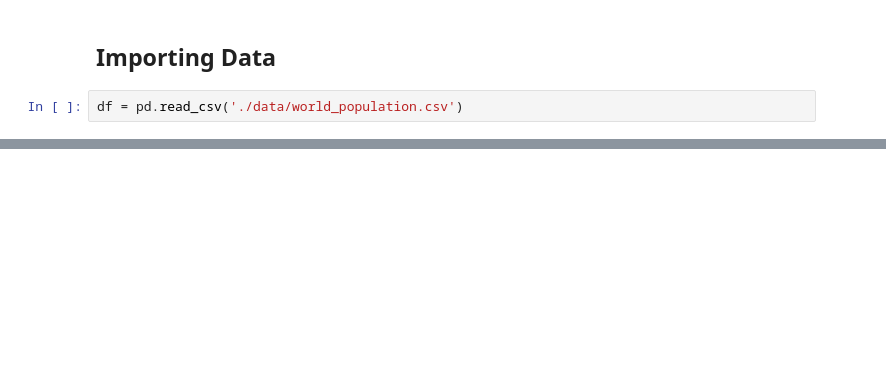
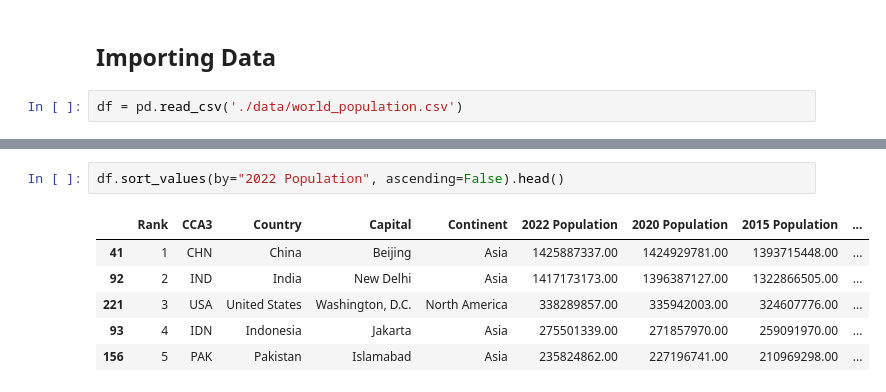
Before and after one commit to krasigarev/Exploratory-Data-Analysis-in-Pandas, a Jupyter notebook: EDA.ipynb, the cells around one changed output, grey strips where cells are left out. Drawn from its saved outputs; the diff is of its cells as text; blank space fills up the shorter version.

```diff
--- a/EDA.ipynb
+++ b/EDA.ipynb
@@ -28,0 +122,9 @@ df
+# %%
+df.sort_values(by="2022 Population", ascending=False).head()
+# %% [output]
+|  | Rank | CCA3 | Country | Capital | Continent | 2022 Population | 2020 Population | 2015 Population | ... |
+| 41 | 1 | CHN | China | Beijing | Asia | 1425887337.00 | 1424929781.00 | 1393715448.00 | ... |
+| 92 | 2 | IND | India | New Delhi | Asia | 1417173173.00 | 1396387127.00 | 1322866505.00 | ... |
+| 221 | 3 | USA | United States | Washington, D.C. | North America | 338289857.00 | 335942003.00 | 324607776.00 | ... |
+| 93 | 4 | IDN | Indonesia | Jakarta | Asia | 275501339.00 | 271857970.00 | 259091970.00 | ... |
+| 156 | 5 | PAK | Pakistan | Islamabad | Asia | 235824862.00 | 227196741.00 | 210969298.00 | ... |
```
Also changed, not shown: parts of 10 cells of this notebook.
